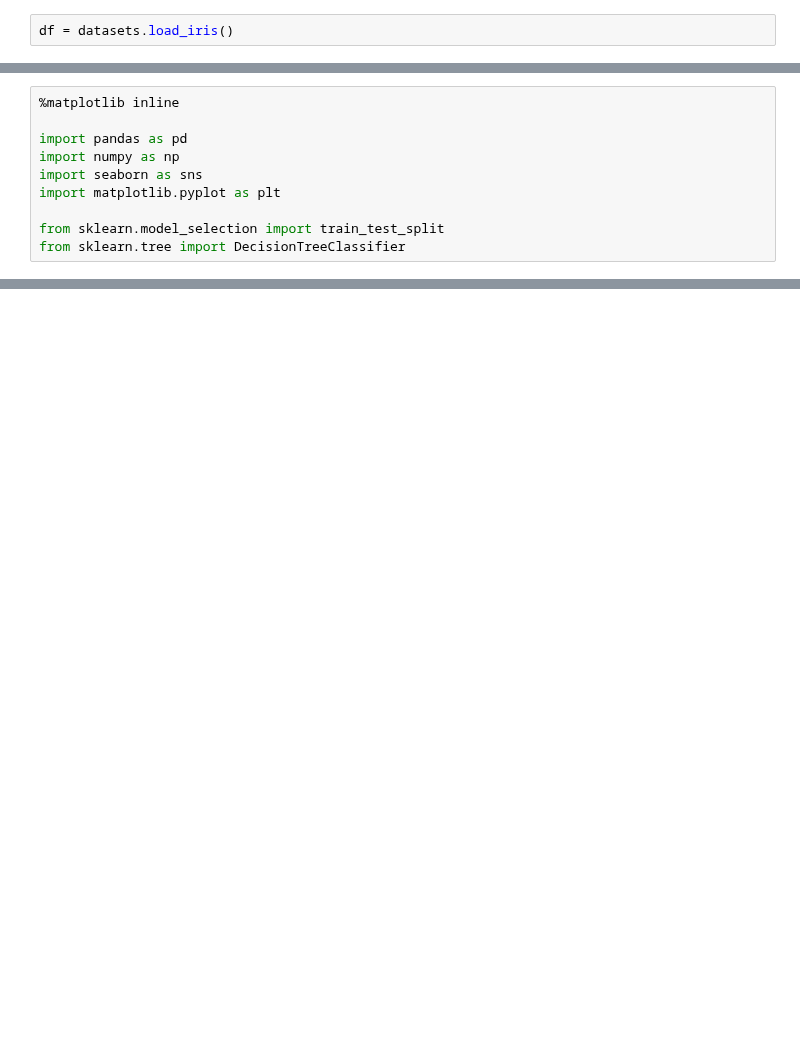
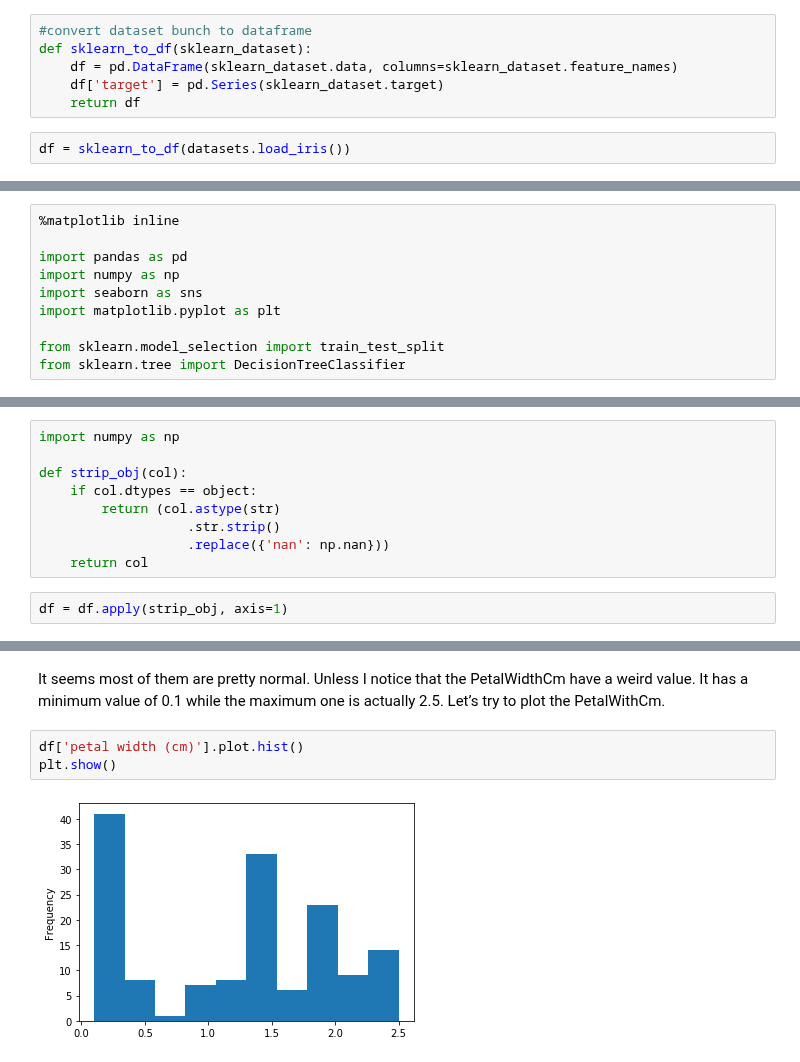
Before and after one commit to Ayanlola2002/Stutern, a Jupyter notebook: Decision_Tree.ipynb, the cells around one changed output, grey strips where cells are left out. Drawn from its saved outputs; the diff is of its cells as text; blank space fills up the shorter version.

```diff
--- a/Decision_Tree.ipynb
+++ b/Decision_Tree.ipynb
@@ -2,5 +2,11 @@
 <a href="https://colab.research.google.com/github/Ayanlola2002/Stutern/blob/master/Decision_Tree.ipynb" target="_parent"><img src="https://colab.research.google.com/assets/colab-badge.svg" alt="Open In Colab"/></a>
 # %%
 from sklearn import datasets
+# %%
+#convert dataset bunch to dataframe
+def sklearn_to_df(sklearn_dataset):
+    df = pd.DataFrame(sklearn_dataset.data, columns=sklearn_dataset.feature_names)
+    df['target'] = pd.Series(sklearn_dataset.target)
+    return df
 # %%
-df = datasets.load_iris()
+df = sklearn_to_df(datasets.load_iris())
@@ -20,0 +63,11 @@ AttributeError: ignored
+# %%
+import numpy as np
+
+def strip_obj(col):
+    if col.dtypes == object:
+        return (col.astype(str)
+                   .str.strip()
+                   .replace({'nan': np.nan}))
+    return col
+# %%
+df = df.apply(strip_obj, axis=1)
@@ -20,0 +87,7 @@ AttributeError: ignored
+# %% [markdown]
+It seems most of them are pretty normal. Unless I notice that the PetalWidthCm have a weird value. It has a minimum value of 0.1 while the maximum one is actually 2.5. Let’s try to plot the PetalWithCm.
+# %%
+df['petal width (cm)'].plot.hist()
+plt.show()
+# %% [output]
+[figure, added]
```
Also changed, not shown: parts of 6 cells of this notebook.
